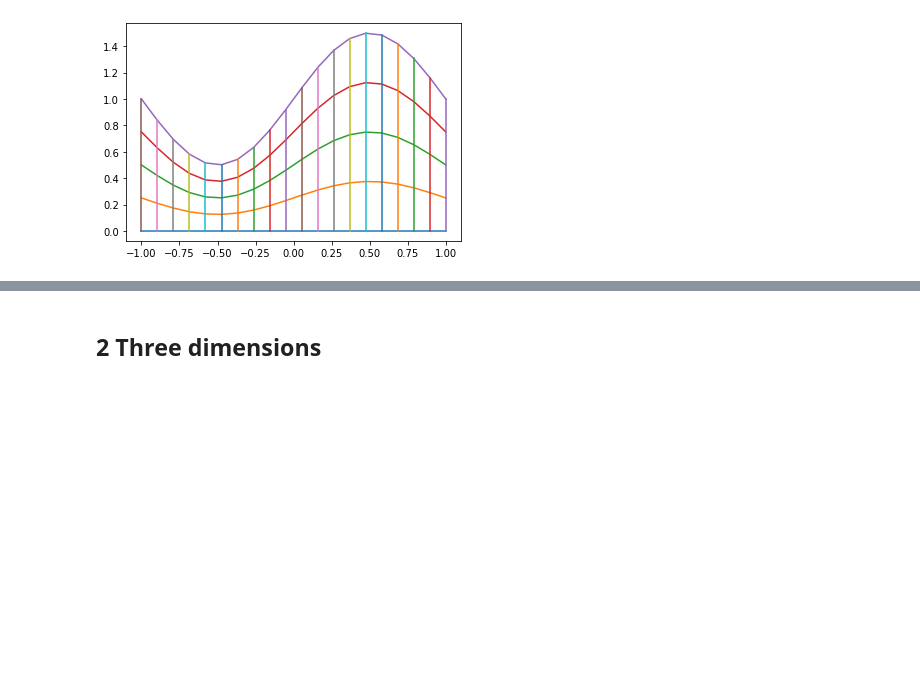
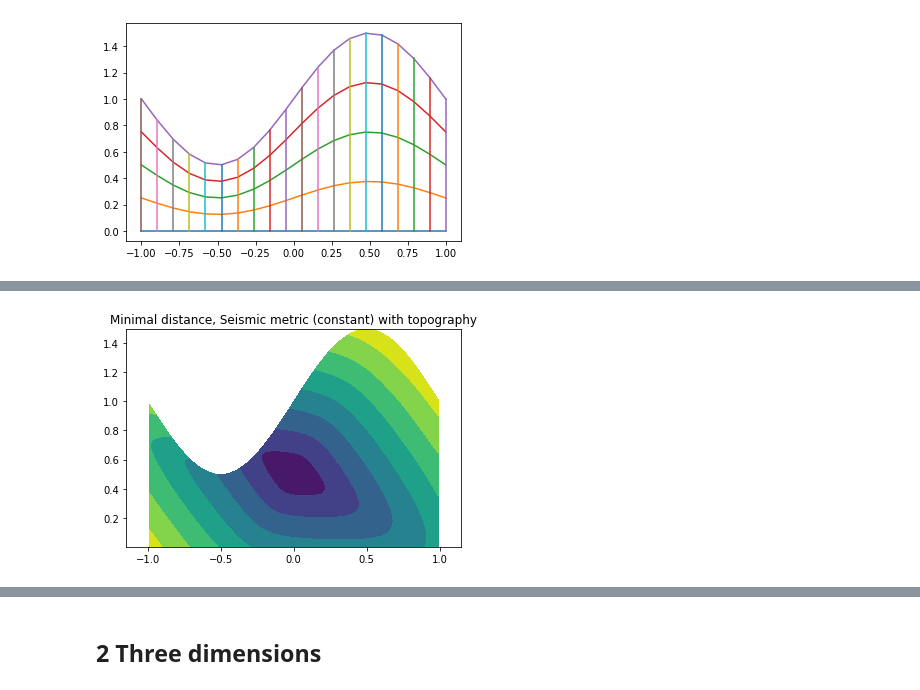
Before and after one commit to gbonnet1/AdaptiveGridDiscretizations, a Jupyter notebook: Notebooks_FMM/InPreparation/TTI.ipynb, the cells around one changed output, grey strips where cells are left out. Saved outputs shown, nothing was run; the diff lists cells and outputs as text; code cells hidden in the pictures; blank space fills up the shorter version.

```diff
--- a/Notebooks_FMM/InPreparation/TTI.ipynb
+++ b/Notebooks_FMM/InPreparation/TTI.ipynb
@@ -167,7 +196,7 @@ for x in X: plt.plot(*h(x+0.*Z,Z))
 [figure]
 # %%
 hfmIn = Eikonal.dictIn({
-    'model':'SeismicTopographic2',
+    'model':'TTI2',
     'exportValues':1,
     'seed':[0.,0.5],
 })
@@ -196,0 +225,6 @@ AssertionError:
+# %%
+fig = plt.figure(figsize=[6,4]); plt.axis('equal');
+plt.title('Minimal distance, Seismic metric (constant) with topography');
+plt.contourf(*X,hfmOut['values']);
+# %% [output]
+[figure, added]
```
Also changed, not shown: parts of 21 cells of this notebook, 5 other files.
